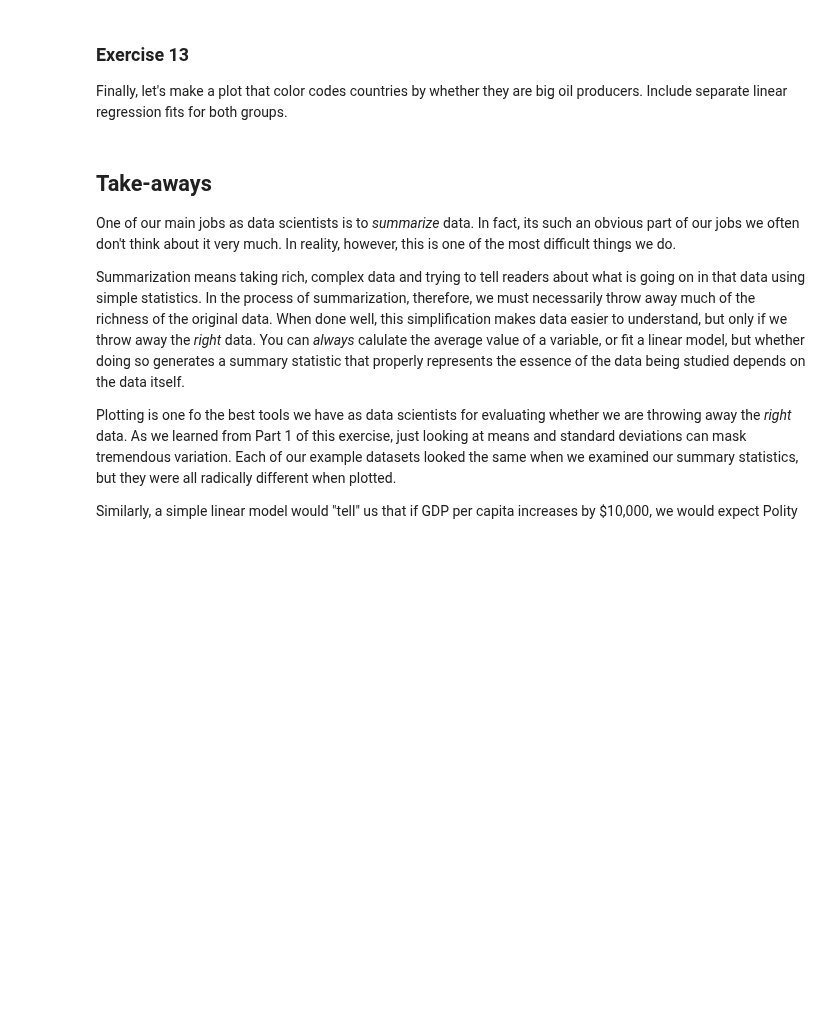
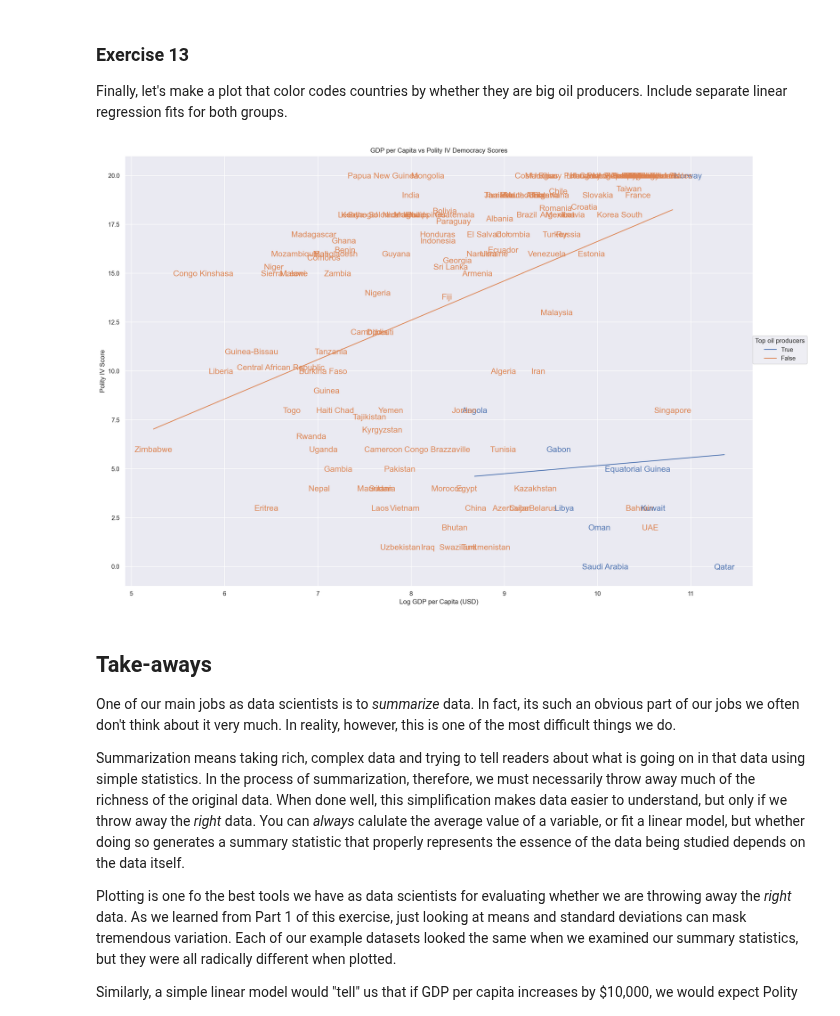
Before and after one commit to BarbaraPFloresRios/IDS720_PracticalDataScience, a Jupyter notebook: 20231026_ExercisePlottingPart2/Exercise_plotting_part2.ipynb, the cells around one changed output. Saved outputs shown, nothing was run; the diff lists cells and outputs as text; code cells hidden in the pictures; blank space fills up the shorter version.

```diff
--- a/20231026_ExercisePlottingPart2/Exercise_plotting_part2.ipynb
+++ b/20231026_ExercisePlottingPart2/Exercise_plotting_part2.ipynb
@@ -273,6 +298,21 @@ Look back to your answer for Exercise 2. Do you still believe the result of your
 ### Exercise 13
 
 Finally, let's make a plot that color codes countries by whether they are big oil producers. Include separate linear regression fits for both groups.
+# %%
+(
+    so.Plot(WDI, x="log_gdppcap08", y="polityIV", color="Top oil producers")
+    .add(so.Line(), so.PolyFit(order=1))
+    # .add(so.Dot())
+    .add(so.Text(fontsize=15), text="country")
+    .layout(size=(17, 12))
+    .label(
+        x="Log GDP per Capita (USD)",
+        y="Polity IV Score",
+        title="GDP per Capita vs Polity IV Democracy Scores",
+    )
+)
+# %% [output]
+[figure, added]
 # %% [markdown]
 ## Take-aways
 
```
Also changed, not shown: parts of 7 cells of this notebook, 8 other files.
